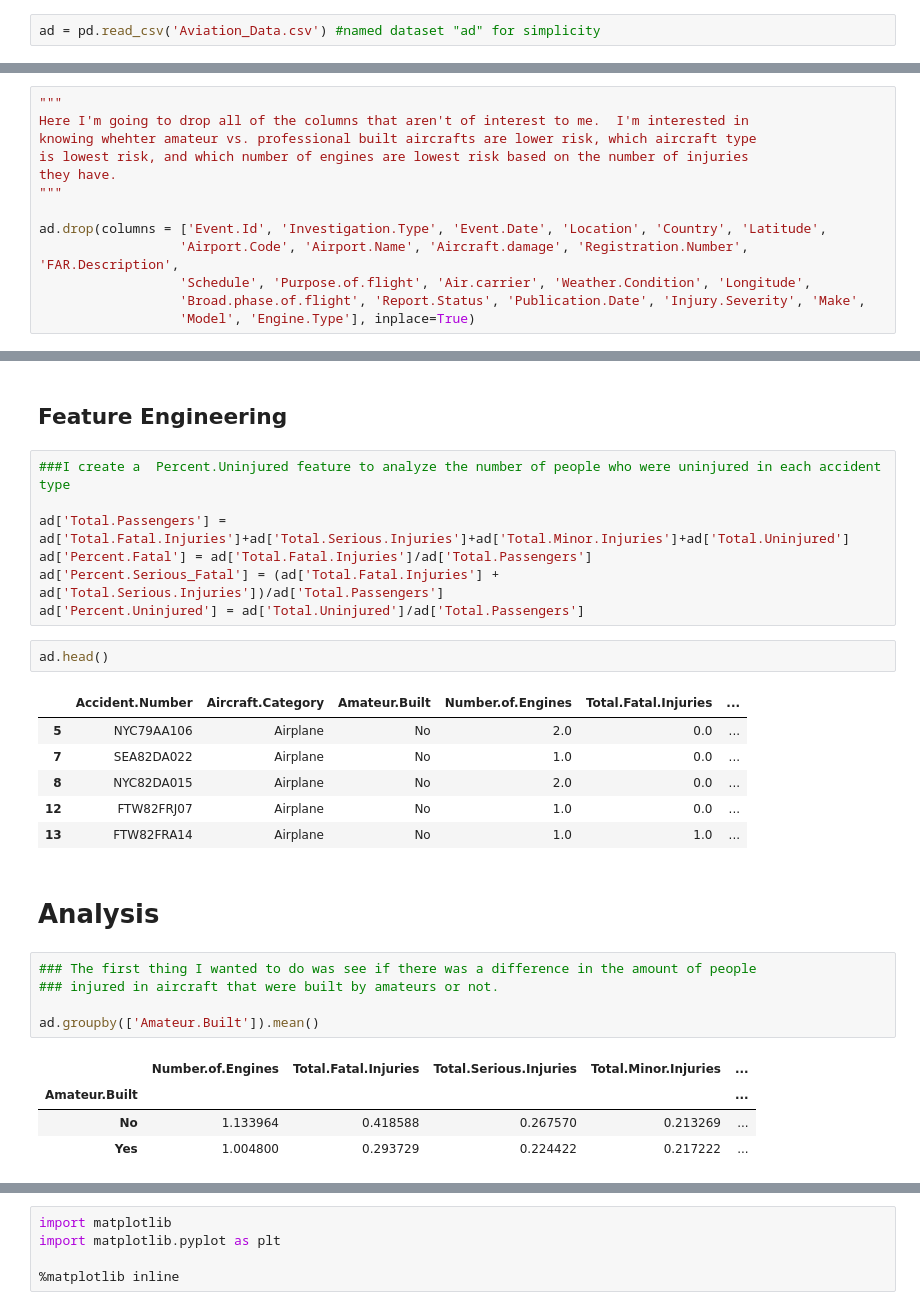
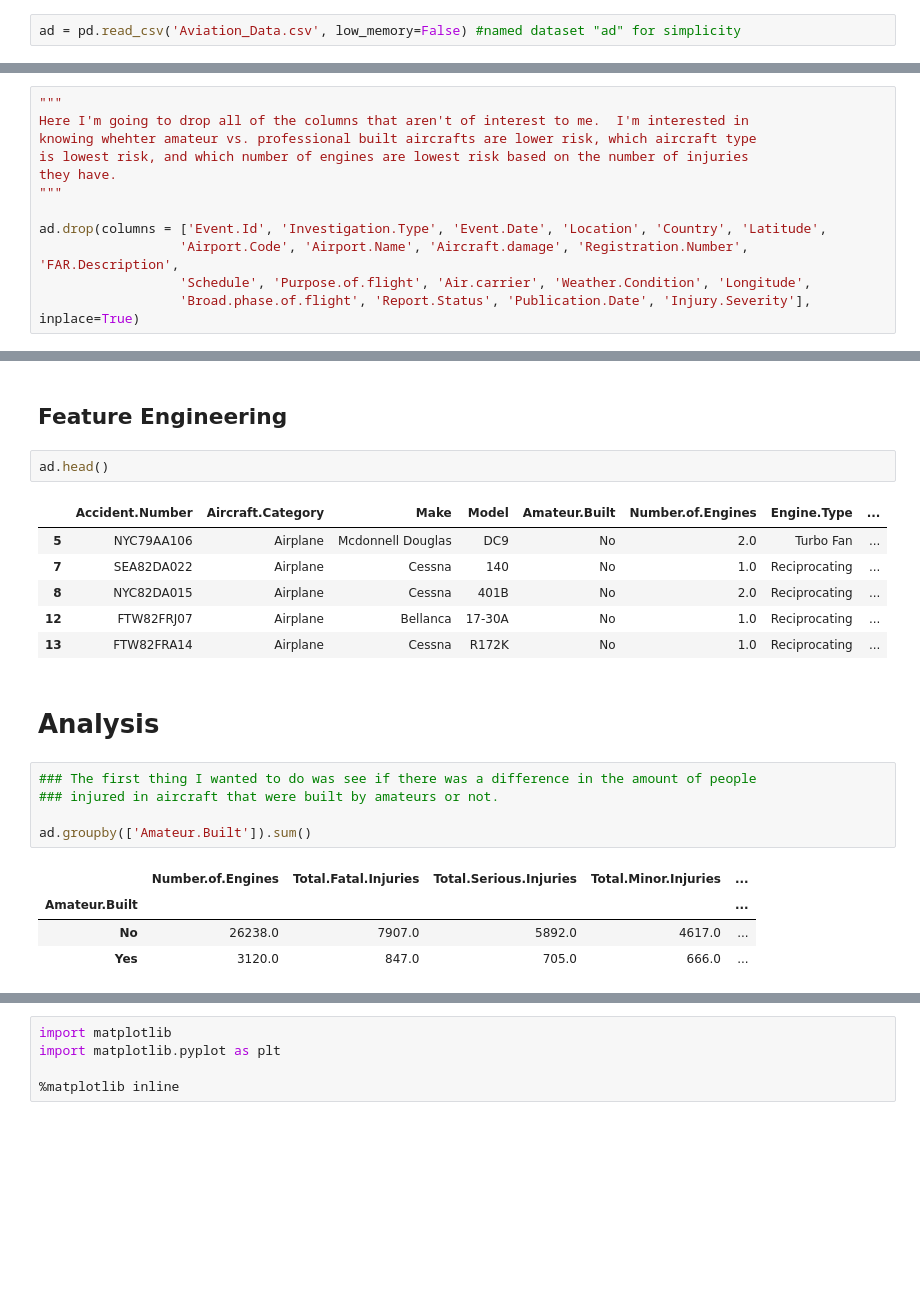
Before and after one commit to josh-g-grimes/Aviation-Data, a Jupyter notebook: notebook.ipynb, the cells around one changed output, grey strips where cells are left out. Drawn from its saved outputs; the diff is of its cells as text; blank space fills up the shorter version.

```diff
--- a/notebook.ipynb
+++ b/notebook.ipynb
@@ -8,7 +8,7 @@ The boss man wants low risk aircraft.
 import pandas as pd
 import numpy as np
 # %%
-ad = pd.read_csv('Aviation_Data.csv') #named dataset "ad" for simplicity
+ad = pd.read_csv('Aviation_Data.csv', low_memory=False) #named dataset "ad" for simplicity
 # %%
 ad.info() #see what the dataset looks like
 # %% [output]
@@ -80,8 +82,7 @@ they have.
 ad.drop(columns = ['Event.Id', 'Investigation.Type', 'Event.Date', 'Location', 'Country', 'Latitude',
                   'Airport.Code', 'Airport.Name', 'Aircraft.damage', 'Registration.Number', 'FAR.Description',
                   'Schedule', 'Purpose.of.flight', 'Air.carrier', 'Weather.Condition', 'Longitude',
-                  'Broad.phase.of.flight', 'Report.Status', 'Publication.Date', 'Injury.Severity', 'Make',
-                  'Model', 'Engine.Type'], inplace=True)
+                  'Broad.phase.of.flight', 'Report.Status', 'Publication.Date', 'Injury.Severity'], inplace=True)
 # %%
 ad = ad.drop_duplicates() #drop duplicate values
 # %%
@@ -129,30 +136,23 @@ Shape of the dataset:   (28813, 8)
 # %% [markdown]
 ## Feature Engineering
-# %%
-###I create a  Percent.Uninjured feature to analyze the number of people who were uninjured in each accident type
-
-ad['Total.Passengers'] = ad['Total.Fatal.Injuries']+ad['Total.Serious.Injuries']+ad['Total.Minor.Injuries']+ad['Total.Uninjured']
-ad['Percent.Fatal'] = ad['Total.Fatal.Injuries']/ad['Total.Passengers']
-ad['Percent.Serious_Fatal'] = (ad['Total.Fatal.Injuries'] + ad['Total.Serious.Injuries'])/ad['Total.Passengers']
-ad['Percent.Uninjured'] = ad['Total.Uninjured']/ad['Total.Passengers']
 # %%
 ad.head()
 # %% [output]
-|  | Accident.Number | Aircraft.Category | Amateur.Built | Number.of.Engines | Total.Fatal.Injuries | ... |
-| 5 | NYC79AA106 | Airplane | No | 2.0 | 0.0 | ... |
-| 7 | SEA82DA022 | Airplane | No | 1.0 | 0.0 | ... |
-| 8 | NYC82DA015 | Airplane | No | 2.0 | 0.0 | ... |
-| 12 | FTW82FRJ07 | Airplane | No | 1.0 | 0.0 | ... |
-| 13 | FTW82FRA14 | Airplane | No | 1.0 | 1.0 | ... |
+|  | Accident.Number | Aircraft.Category | Make | Model | Amateur.Built | Number.of.Engines | Engine.Type | ... |
+| 5 | NYC79AA106 | Airplane | Mcdonnell Douglas | DC9 | No | 2.0 | Turbo Fan | ... |
+| 7 | SEA82DA022 | Airplane | Cessna | 140 | No | 1.0 | Reciprocating | ... |
+| 8 | NYC82DA015 | Airplane | Cessna | 401B | No | 2.0 | Reciprocating | ... |
+| 12 | FTW82FRJ07 | Airplane | Bellanca | 17-30A | No | 1.0 | Reciprocating | ... |
+| 13 | FTW82FRA14 | Airplane | Cessna | R172K | No | 1.0 | Reciprocating | ... |
 # %% [markdown]
 # Analysis
 # %%
 ### The first thing I wanted to do was see if there was a difference in the amount of people
 ### injured in aircraft that were built by amateurs or not.
 
-ad.groupby(['Amateur.Built']).mean()
+ad.groupby(['Amateur.Built']).sum()
 # %% [output]
 |  | Number.of.Engines | Total.Fatal.Injuries | Total.Serious.Injuries | Total.Minor.Injuries | ... |
 | Amateur.Built |  |  |  |  | ... |
-| No | 1.133964 | 0.418588 | 0.267570 | 0.213269 | ... |
-| Yes | 1.004800 | 0.293729 | 0.224422 | 0.217222 | ... |
+| No | 26238.0 | 7907.0 | 5892.0 | 4617.0 | ... |
+| Yes | 3120.0 | 847.0 | 705.0 | 666.0 | ... |
```
Also changed, not shown: parts of 17 cells of this notebook.
